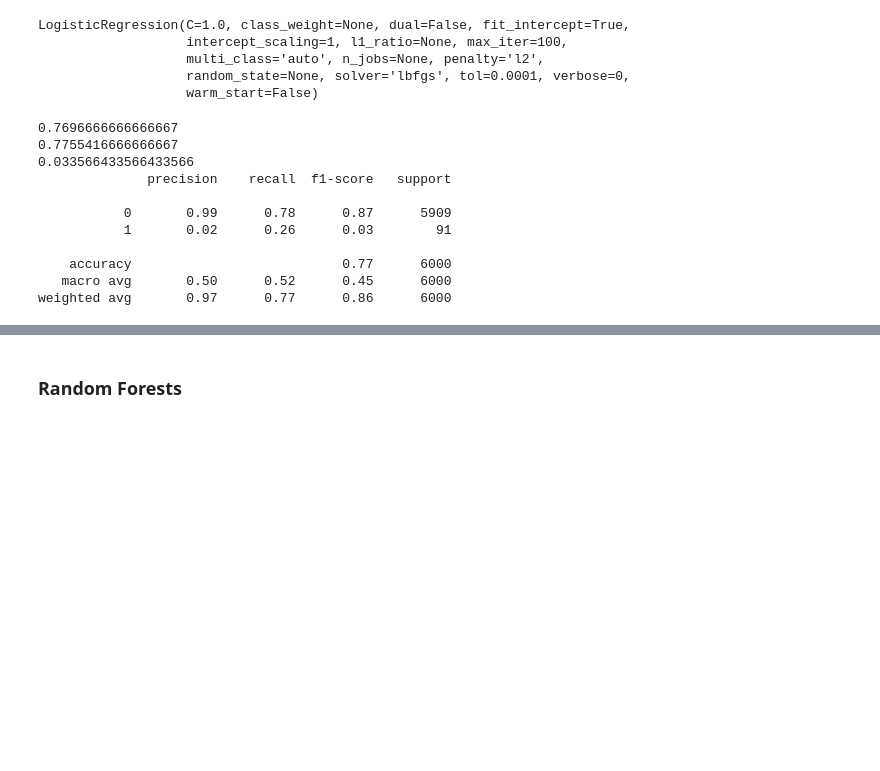
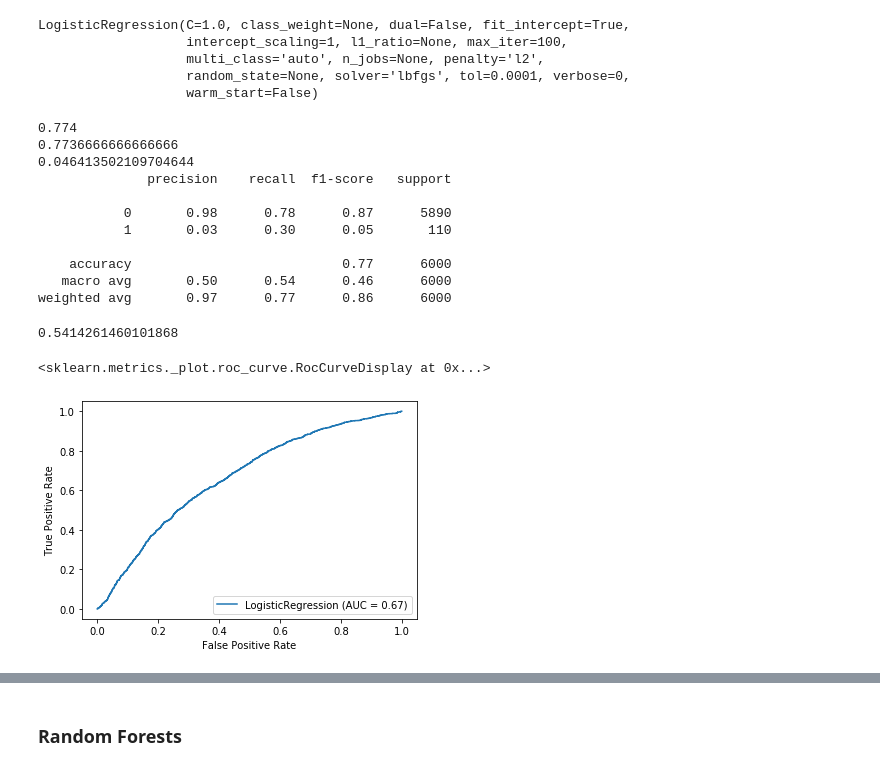
Before and after one commit to DaniBrew4/Stat420-Group-Classification, a Jupyter notebook: GC_Foster.ipynb, the cells around one changed output, grey strips where cells are left out. Saved outputs shown, nothing was run; the diff lists cells and outputs as text; code cells hidden in the pictures; blank space fills up the shorter version.

```diff
--- a/GC_Foster.ipynb
+++ b/GC_Foster.ipynb
@@ -99,11 +99,13 @@ LogisticRegression(C=1.0, class_weight=None, dual=False, fit_intercept=True,
                    random_state=None, solver='lbfgs', tol=0.0001, verbose=0,
                    warm_start=False)
 # %%
+from sklearn.metrics import classification_report
+
 y_pred = log.predict(x_test)
-log_test_pred = [round(value) for value in y_pred]
+log_test_pred = [value for value in y_pred]
 
 y_pred = log.predict(x_train)
-log_train_pred = [round(value) for value in y_pred]
+log_train_pred = [value for value in y_pred]
 
 print(log.score(x_test,y_test))
 print(log.score(x_train, y_train))
@@ -111,14 +113,24 @@ print(log.score(x_train, y_train))
 print(f1_score(log_test_pred,y_test))
 print(classification_report(log_test_pred,y_test))
 # %% [output]
-0.7696666666666667
-0.7755416666666667
-0.033566433566433566
+0.774
+0.7736666666666666
+0.046413502109704644
               precision    recall  f1-score   support
 
-           0       0.99      0.78      0.87      5909
-           1       0.02      0.26      0.03        91
+           0       0.98      0.78      0.87      5890
+           1       0.03      0.30      0.05       110
 
     accuracy                           0.77      6000
-   macro avg       0.50      0.52      0.45      6000
+   macro avg       0.50      0.54      0.46      6000
 weighted avg       0.97      0.77      0.86      6000
+# %%
+from sklearn.metrics import roc_curve
+from sklearn.metrics import roc_auc_score, plot_roc_curve
+
+print(roc_auc_score(log_test_pred,y_test))
+plot_roc_curve(log,x_test,y_test)
+# %% [output]
+0.5414261460101868
+<sklearn.metrics._plot.roc_curve.RocCurveDisplay at 0x...>
+[figure, added]
```
Also changed, not shown: parts of 44 cells of this notebook.
